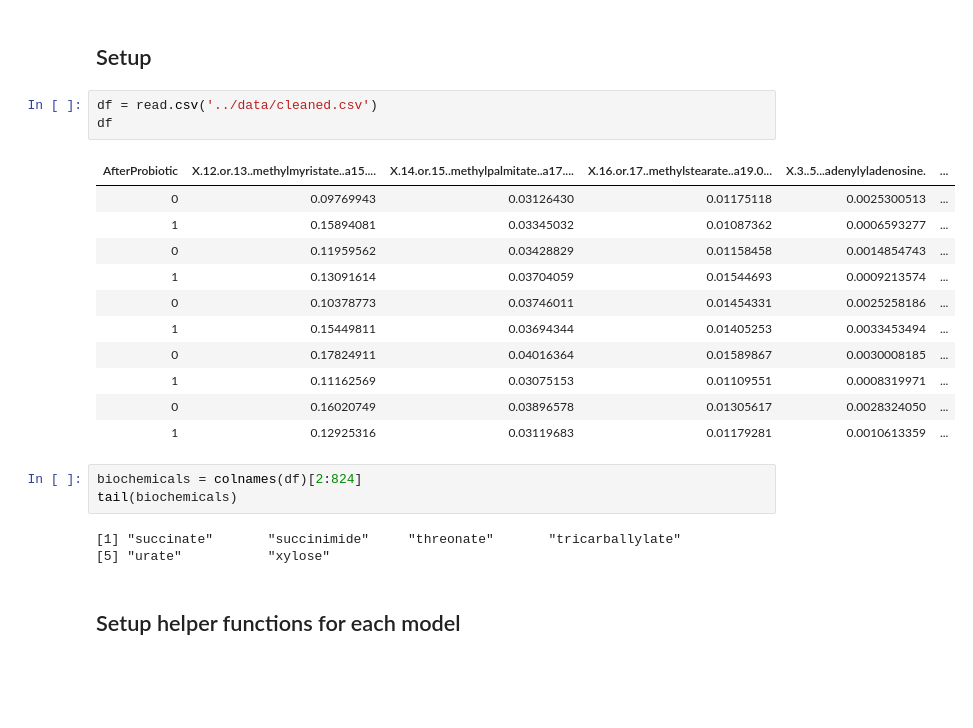
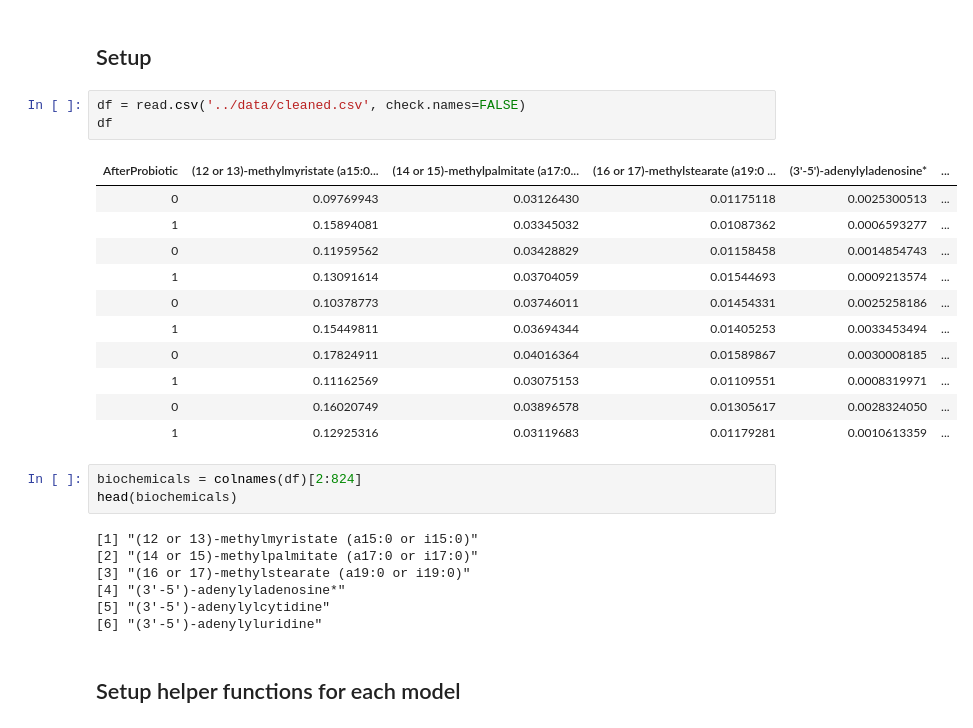
Before and after one commit to danielchang2002/FecalMetabolomics, a Jupyter notebook: notebooks/LM.ipynb, the cells around one changed output. Drawn from its saved outputs; the diff is of its cells as text; blank space fills up the shorter version.

```diff
--- a/notebooks/LM.ipynb
+++ b/notebooks/LM.ipynb
@@ -1,10 +1,10 @@
 # %% [markdown]
 ## Setup
 # %%
-df = read.csv('../data/cleaned.csv')
+df = read.csv('../data/cleaned.csv', check.names=FALSE)
 df
 # %% [output]
-| AfterProbiotic | X.12.or.13..methylmyristate..a15.... | X.14.or.15..methylpalmitate..a17.... | X.16.or.17..methylstearate..a19.0... | X.3..5...adenylyladenosine. | ... |
+| AfterProbiotic | (12 or 13)-methylmyristate (a15:0... | (14 or 15)-methylpalmitate (a17:0... | (16 or 17)-methylstearate (a19:0 ... | (3'-5')-adenylyladenosine* | ... |
 | 0 | 0.09769943 | 0.03126430 | 0.01175118 | 0.0025300513 | ... |
 | 1 | 0.15894081 | 0.03345032 | 0.01087362 | 0.0006593277 | ... |
 | 0 | 0.11959562 | 0.03428829 | 0.01158458 | 0.0014854743 | ... |
@@ -17,10 +17,14 @@ df
 | 1 | 0.12925316 | 0.03119683 | 0.01179281 | 0.0010613359 | ... |
 # %%
 biochemicals = colnames(df)[2:824]
-tail(biochemicals)
+head(biochemicals)
 # %% [output]
-[1] "succinate"       "succinimide"     "threonate"       "tricarballylate"
-[5] "urate"           "xylose"
+[1] "(12 or 13)-methylmyristate (a15:0 or i15:0)"
+[2] "(14 or 15)-methylpalmitate (a17:0 or i17:0)"
+[3] "(16 or 17)-methylstearate (a19:0 or i19:0)"
+[4] "(3'-5')-adenylyladenosine*"
+[5] "(3'-5')-adenylylcytidine"
+[6] "(3'-5')-adenylyluridine"
 # %% [markdown]
 ## Setup helper functions for each model
 # %% [markdown]
```
Also changed, not shown: parts of 5 cells of this notebook, 3 other files.
